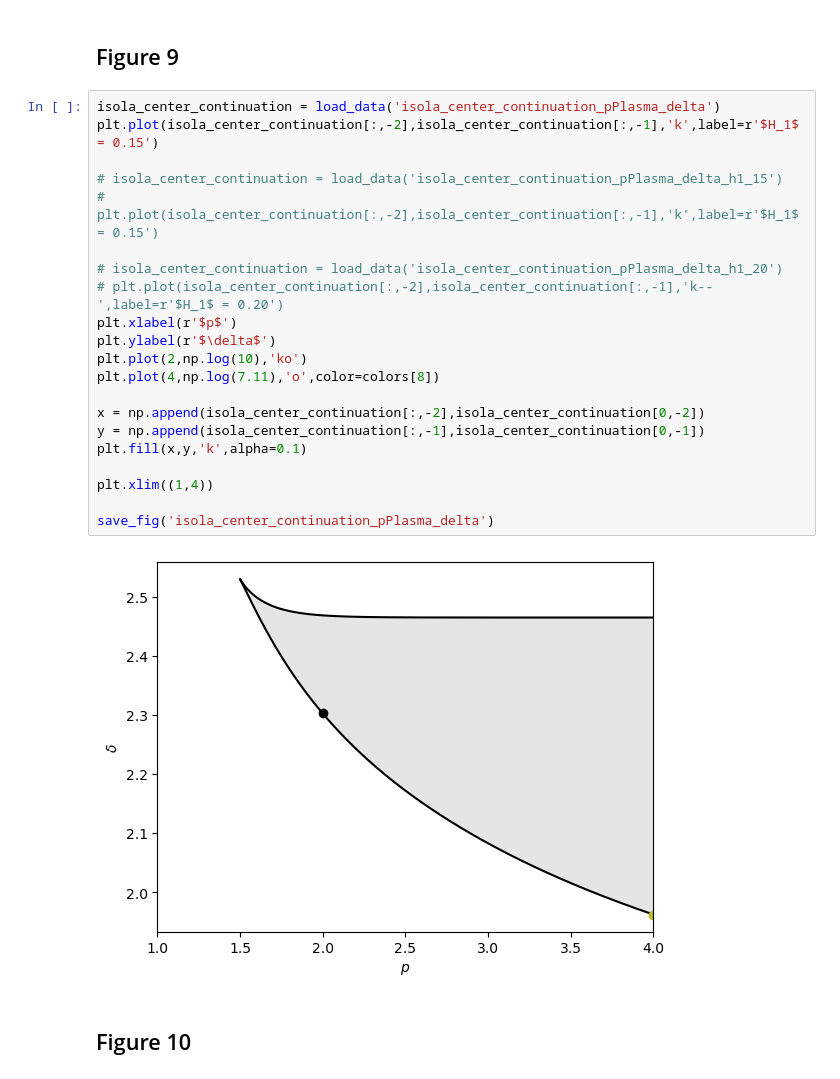
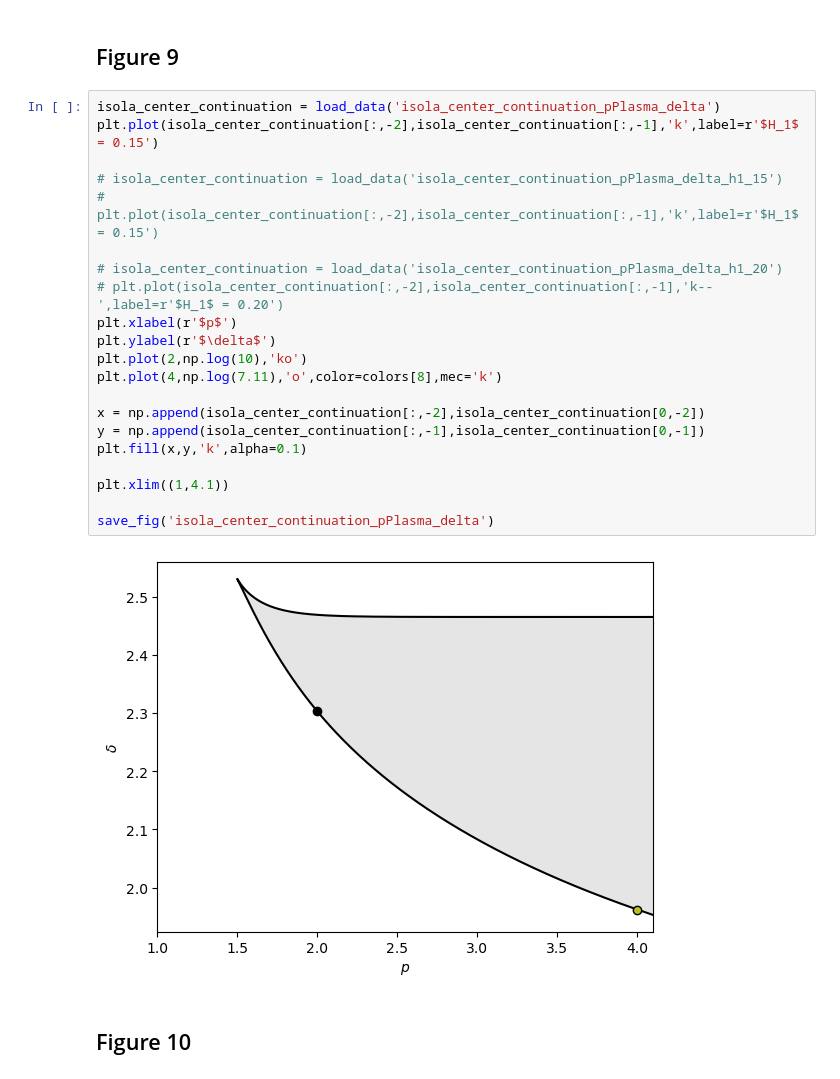
Before and after one commit to NathanKarst/Isolas, a Jupyter notebook: isola.ipynb, the cells around one changed output. Cells and saved outputs as stored; diff of their text form.

```diff
--- a/isola.ipynb
+++ b/isola.ipynb
@@ -1828,26 +1887,26 @@ save_fig('isola_coexistence')
 # %%
 isola_center_continuation = load_data('isola_center_continuation_pPlasma_delta')
 plt.plot(isola_center_continuation[:,-2],isola_center_continuation[:,-1],'k',label=r'$H_1$ = 0.15')
 
 # isola_center_continuation = load_data('isola_center_continuation_pPlasma_delta_h1_15')
 # plt.plot(isola_center_continuation[:,-2],isola_center_continuation[:,-1],'k',label=r'$H_1$ = 0.15')
 
 # isola_center_continuation = load_data('isola_center_continuation_pPlasma_delta_h1_20')
 # plt.plot(isola_center_continuation[:,-2],isola_center_continuation[:,-1],'k--',label=r'$H_1$ = 0.20')
 plt.xlabel(r'$p$')
 plt.ylabel(r'$\delta$')
 plt.plot(2,np.log(10),'ko')
-plt.plot(4,np.log(7.11),'o',color=colors[8])
+plt.plot(4,np.log(7.11),'o',color=colors[8],mec='k')
 
 x = np.append(isola_center_continuation[:,-2],isola_center_continuation[0,-2])
 y = np.append(isola_center_continuation[:,-1],isola_center_continuation[0,-1])
 plt.fill(x,y,'k',alpha=0.1)
 
-plt.xlim((1,4))
+plt.xlim((1,4.1))
 
 save_fig('isola_center_continuation_pPlasma_delta')
 # %% [output]
-[figure, old version]
+[figure, new version]
 # %% [markdown]
 ## Figure 10
 # %%
```
Also changed, not shown: parts of 10 cells of this notebook.
